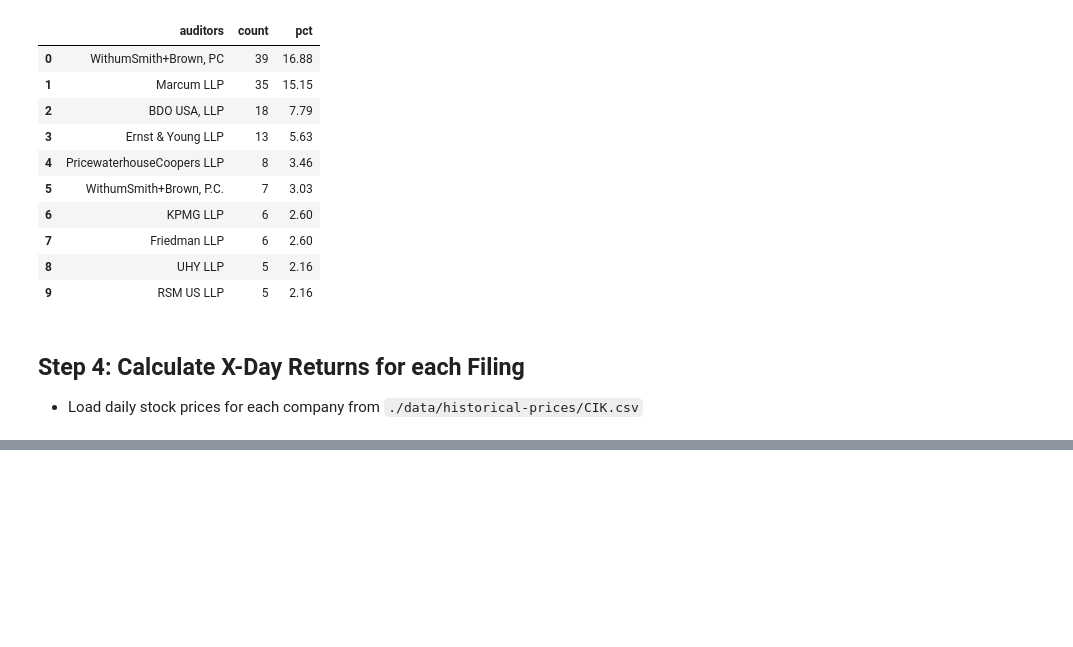
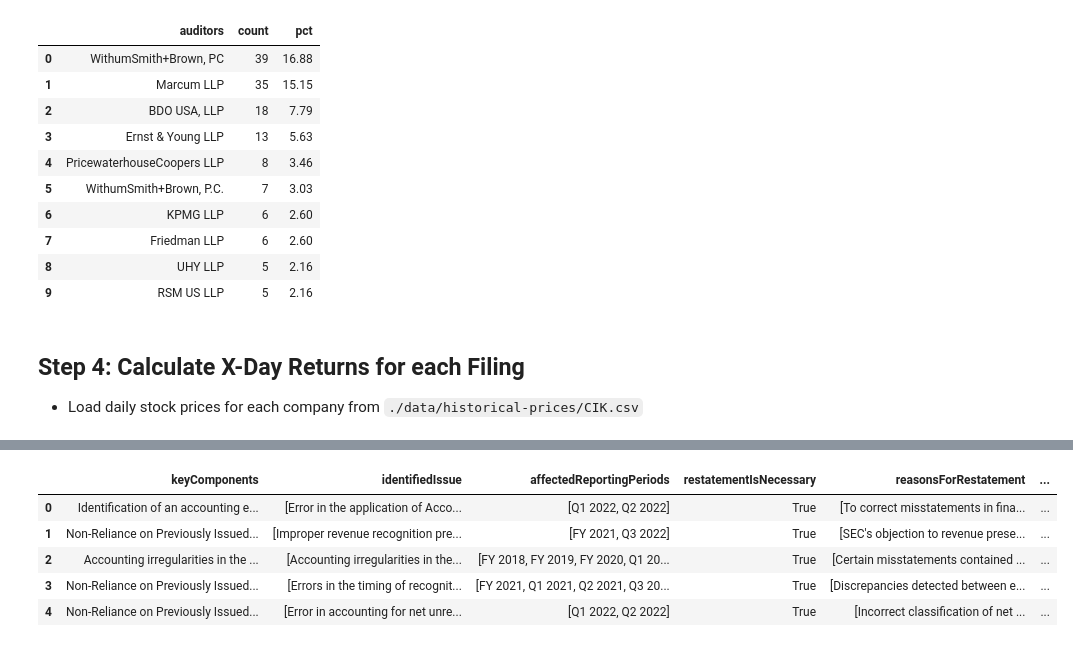
Before and after one commit to janlukasschroeder/ai-for-financial-analysis-and-research, a Jupyter notebook: gpt-4-api-extract-data-from-sec-filings/demo.ipynb, the cells around one changed output, grey strips where cells are left out. Saved outputs shown, nothing was run; the diff lists cells and outputs as text; code cells hidden in the pictures; blank space fills up the shorter version.

```diff
--- a/gpt-4-api-extract-data-from-sec-filings/demo.ipynb
+++ b/gpt-4-api-extract-data-from-sec-filings/demo.ipynb
@@ -387,0 +434,54 @@ auditors_count.head(10)
+# %%
+# For each row in structured_data_2022, get the closing price for the ticker on the filing date,
+# the next 1/2/3/5/10/20 trading days, and calculate the percentage change in price
+# between the filing date and the future date(s), and add 1dReturn, 2dReturn, 3dReturn, 5dReturn, 10dReturn, 20dReturn columns
+# to structured_data_2022
+
+# Calculate 1/2/3/5/10/20 day returns
+def get_price_changes(ticker, date):
+    price_changes = {}
+    day0AdjClosePrice = stock_prices_2022_8K_dict.get(
+        f"{ticker}-{date.strftime('%Y-%m-%d')}"
+    )
+
+    for days in [1, 2, 3, 5, 10, 20]:
+        future_date = date + pd.Timedelta(days=days)
+        future_date_str = future_date.strftime("%Y-%m-%d")
+        future_date_key = f"{ticker}-{future_date_str}"
+        if future_date_key in stock_prices_2022_8K_dict:
+            dayXAdjClosePrice = stock_prices_2022_8K_dict[future_date_key]
+            price_changes[f"{days}dReturn"] = round(
+                (dayXAdjClosePrice / day0AdjClosePrice - 1) * 100, 2
+            )
+        else:
+            price_changes[f"{days}dReturn"] = None
+
+    return price_changes
+
+
+structured_data_2022["priceChanges"] = structured_data_2022.apply(
+    lambda x: get_price_changes(x["ticker"], x["filedAt"]), axis=1
+)
+
+# Explode priceChanges dicts to separate columns
+price_changes_df = pd.json_normalize(structured_data_2022["priceChanges"])
+
+# Check if column "1dReturn" does not exist in structured_data_2022
+# allowing for re-running the cell without adding duplicate columns
+if "1dReturn" not in structured_data_2022.columns:
+    structured_data_2022 = (
+        pd.concat([structured_data_2022, price_changes_df], axis=1)
+        .dropna(subset=["1dReturn"])
+        .reset_index(drop=True)
+    )
+
+structured_data_2022.drop(columns=["priceChanges"], inplace=True)
+
+structured_data_2022.head()
+# %% [output]
+|  | keyComponents | identifiedIssue | affectedReportingPeriods | restatementIsNecessary | reasonsForRestatement | ... |
+| 0 | Identification of an accounting e... | [Error in the application of Acco... | [Q1 2022, Q2 2022] | True | [To correct misstatements in fina... | ... |
+| 1 | Non-Reliance on Previously Issued... | [Improper revenue recognition pre... | [FY 2021, Q3 2022] | True | [SEC's objection to revenue prese... | ... |
+| 2 | Accounting irregularities in the ... | [Accounting irregularities in the... | [FY 2018, FY 2019, FY 2020, Q1 20... | True | [Certain misstatements contained ... | ... |
+| 3 | Non-Reliance on Previously Issued... | [Errors in the timing of recognit... | [FY 2021, Q1 2021, Q2 2021, Q3 20... | True | [Discrepancies detected between e... | ... |
+| 4 | Non-Reliance on Previously Issued... | [Error in accounting for net unre... | [Q1 2022, Q2 2022] | True | [Incorrect classification of net ... | ... |
```
Also changed, not shown: parts of 22 cells of this notebook.
